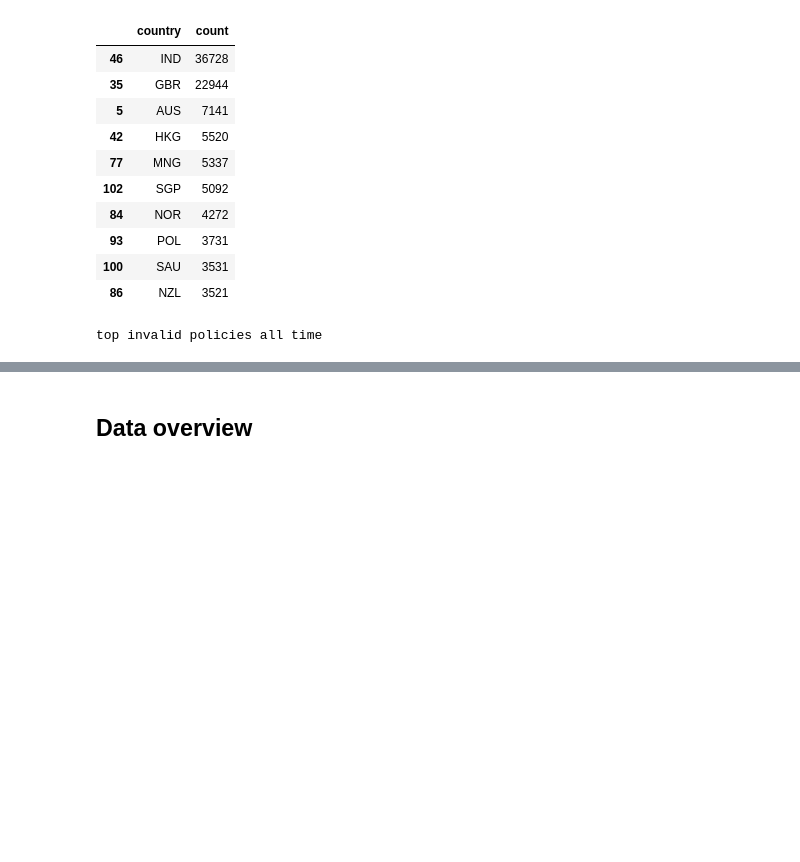
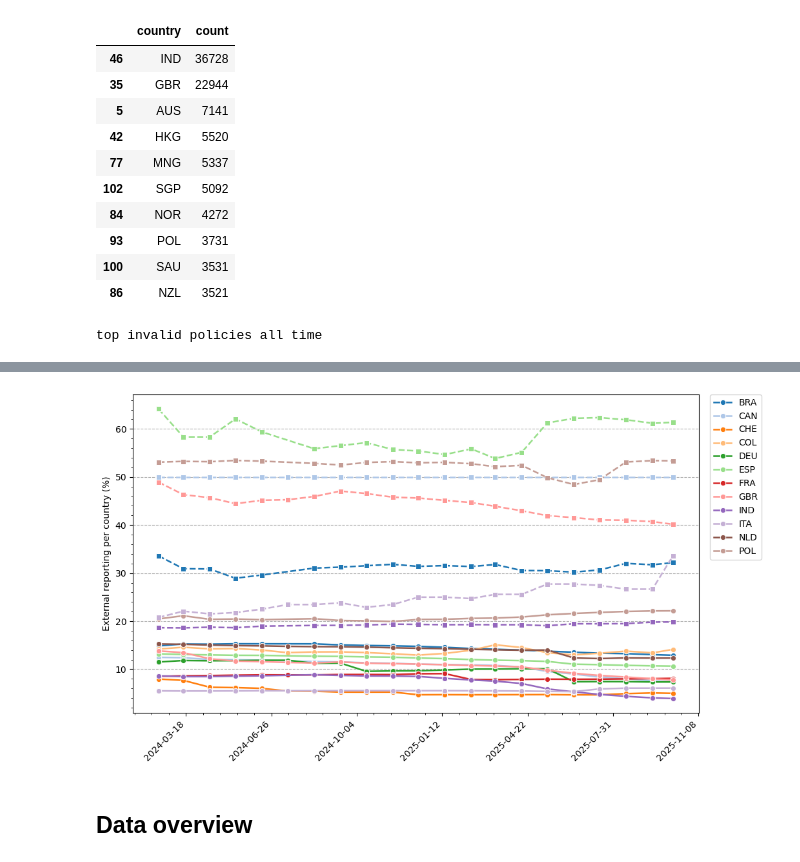
Before and after one commit to internettransparency/dmarc-cctld-research, a Jupyter notebook: notebooks/cluster-data-processing.ipynb, the cells around one changed output, grey strips where cells are left out. Cells and saved outputs as stored; diff of their text form; code cells hidden in the pictures; blank space fills up the shorter version.

```diff
--- a/notebooks/cluster-data-processing.ipynb
+++ b/notebooks/cluster-data-processing.ipynb
@@ -1376,3 +1694,90 @@ top invalid policies all time
+# %%
+def plot_2_longitudinal_reporting_subset(longitudinal_reporting_pdf, longitudinal2_reporting_pdf, subset, filename):
+    # Filter datasets
+    subset_pdf = longitudinal_reporting_pdf[
+        (longitudinal_reporting_pdf["country"].isin(subset)) &
+        (longitudinal_reporting_pdf["external_reporting"] == True)
+    ].copy()
+
+    subset2_pdf = longitudinal2_reporting_pdf[
+        (longitudinal2_reporting_pdf["country"].isin(subset)) &
+        (longitudinal2_reporting_pdf["external_reporting"] == True)
+    ].copy()
+
+    # Aggregate to avoid overplotting
+    agg = (
+        subset_pdf
+        .groupby(["country", "timestamp"], as_index=False)["percent"]
+        .mean()
+        .sort_values(["timestamp", "country"])
+    )
+    agg2 = (
+        subset2_pdf
+        .groupby(["country", "timestamp"], as_index=False)["percent"]
+        .mean()
+        .sort_values(["timestamp", "country"])
+    )
+
+    # Consistent color palette
+    all_countries = sorted(set(agg["country"]) | set(agg2["country"]))
+    palette = sns.color_palette("tab20", len(all_countries))
+    color_map = dict(zip(all_countries, palette))
+
+    # --- Plot ---
+    plt.figure(figsize=(10.5, 6))
+    ax = sns.lineplot(
+        data=agg,
+        x="timestamp",
+        y="percent",
+        hue="country",
+        palette=color_map,
+        marker="o",
+        lw=1.8,
+        linestyle="-",
+        legend=True,
+    )
+
+    # Second dataset: same colors, dashed lines
+    sns.lineplot(
+        data=agg2,
+        x="timestamp",
+        y="percent",
+        hue="country",
+        palette=color_map,
+        marker="s",
+        lw=1.8,
+        linestyle="--",
+        legend=True,
+        ax=ax,
+    )
+
+    # --- Formatting ---
+    ax.minorticks_on()
+    ax.grid(True, which="major", axis="y", linestyle="--", linewidth=0.8)
+    ax.xaxis.set_major_locator(mticker.MaxNLocator(nbins=8))
+    for label in ax.get_xticklabels():
+        label.set_rotation(45)
+        label.set_horizontalalignment('right')
+
+    ax.set_xlabel("")
+    ax.set_ylabel("External reporting per country (%)")
+
+    # Single legend with countries only
+    handles, labels = ax.get_legend_handles_labels()
+    ax.legend(handles[:len(subset)], all_countries,
+              #title="Country",
+              bbox_to_anchor=(1.02, 1),
+              loc="upper left", borderaxespad=0.)
+
+    plt.tight_layout()
+    plt.savefig(filename, bbox_inches="tight")
+    plt.show()
+
+
+
+plot_2_longitudinal_reporting_subset(longitudinal_reporting_pdf.copy(), longitudinal_reporting_gov_pdf.copy(), countries_analysis, "figures/longitudinal_reporting_comb_analysis.pdf")
+# %% [output]
+[figure, added]
 # %% [markdown]
 ## Data overview
 # %%
```
Also changed, not shown: parts of 57 cells of this notebook.
